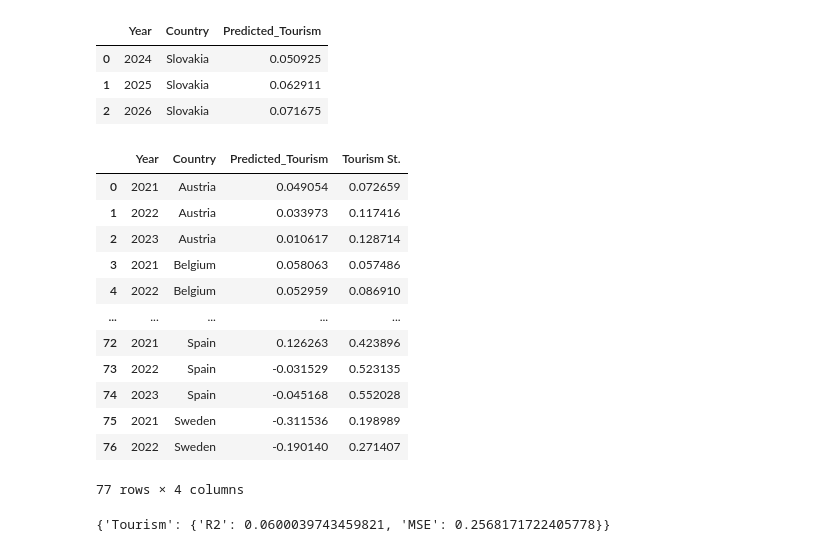
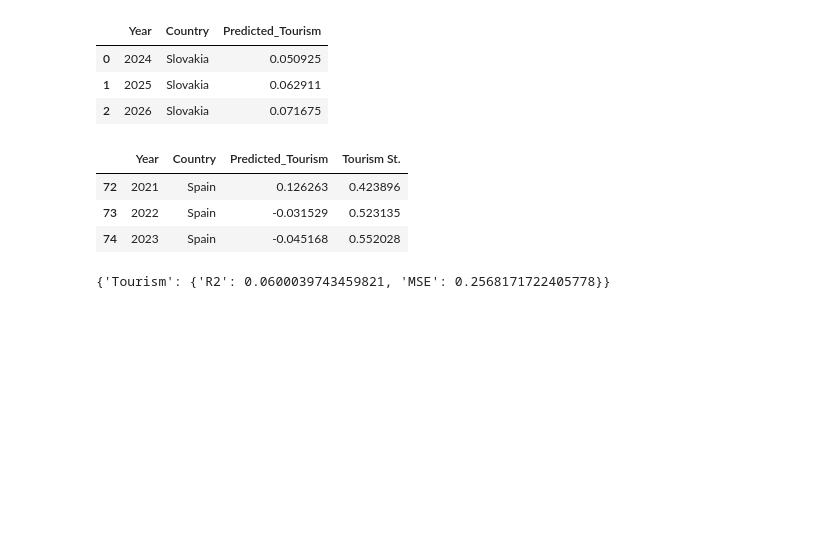
Before and after one commit to swbehan/RoadQualityWork, a Jupyter notebook: datasets/preprocessed-datasets/time_series_predictions copy 2.ipynb, the cells around one changed output. Cells and saved outputs as stored; diff of their text form; code cells hidden in the pictures; blank space fills up the shorter version.

```diff
--- a/datasets/preprocessed-datasets/time_series_predictions copy 2.ipynb
+++ b/datasets/preprocessed-datasets/time_series_predictions copy 2.ipynb
@@ -287,45 +287,38 @@ for country in EU_countries_list:
     max_year = country_df["Year"].max()
     if max_year < 2023:
         subset_data = country_df[country_df['Year'] < max_year - 1]
     else:
         subset_data = country_df[country_df['Year'] < max_year - 2]
 
     temp_df = get_country_prediction(subset_data, country, lag=3)
     #print(temp_df)
 
 # concantenate temp_df to the bottom of pred_df
     pred_df_all.append(temp_df)
 
     #pred_df_all
 # when you are done, compare the pred_df predictions to a vector y_true
 # where y_true are the 2021-2023 y values for the countries
     if max_year < 2023:
         y_true = country_df[country_df['Year'] > max_year - 2]
     else:
         y_true = country_df[country_df['Year'] > max_year - 3]
     #print(y_true)
     y_all.append(y_true)
 
 pred_df_true = pd.concat(pred_df_all, ignore_index=True)
 y_fin = pd.concat(y_all, ignore_index=True)
 
 results = pd.merge(pred_df_true, y_fin, on = ['Country', 'Year'])
 
 results
+
+results[results["Country"] == "Spain"]
 # %% [output]
 |  | Year | Country | Predicted_Tourism | Tourism St. |
-| 0 | 2021 | Austria | 0.049054 | 0.072659 |
-| 1 | 2022 | Austria | 0.033973 | 0.117416 |
-| 2 | 2023 | Austria | 0.010617 | 0.128714 |
-| 3 | 2021 | Belgium | 0.058063 | 0.057486 |
-| 4 | 2022 | Belgium | 0.052959 | 0.086910 |
-| ... | ... | ... | ... | ... |
 | 72 | 2021 | Spain | 0.126263 | 0.423896 |
 | 73 | 2022 | Spain | -0.031529 | 0.523135 |
 | 74 | 2023 | Spain | -0.045168 | 0.552028 |
-| 75 | 2021 | Sweden | -0.311536 | 0.198989 |
-| 76 | 2022 | Sweden | -0.190140 | 0.271407 |
-77 rows × 4 columns
 # %%
 def evaluate_predictions(pred_df):
     r2_tourism = np.corrcoef(pred_df['Tourism St.'], pred_df['Predicted_Tourism'])[0,1]**2
```
